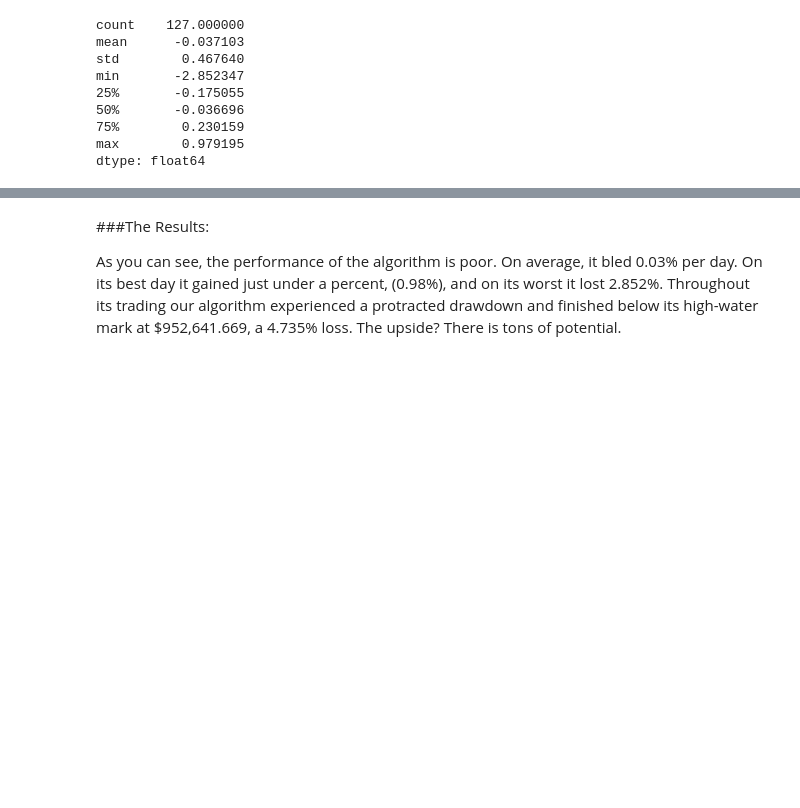
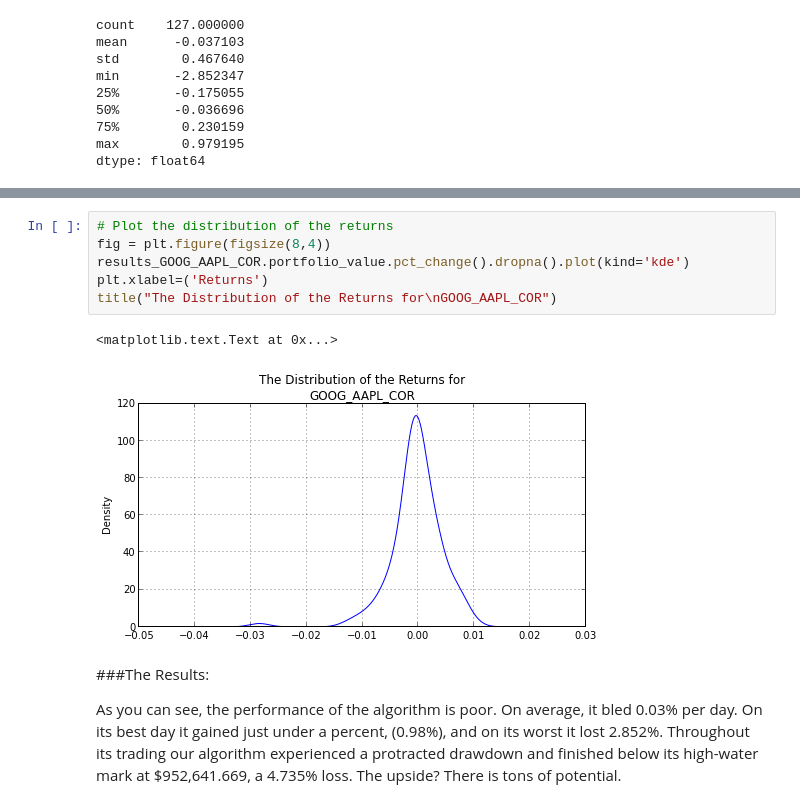
Before and after one commit to agconti/trading, a Jupyter notebook: GOOG V. AAPL Correlation Arb.ipynb, the cells around one changed output, grey strips where cells are left out. Saved outputs shown, nothing was run; the diff lists cells and outputs as text; blank space fills up the shorter version.

Commit message:
added KDEs to results analysis

```diff
--- a/GOOG V. AAPL Correlation Arb.ipynb
+++ b/GOOG V. AAPL Correlation Arb.ipynb
@@ -242,3 +211,12 @@ Name: portfolio_value, Length: 128, dtype: float64
+# %%
+# Plot the distribution of the returns
+fig = plt.figure(figsize(8,4))
+results_GOOG_AAPL_COR.portfolio_value.pct_change().dropna().plot(kind='kde')
+plt.xlabel=('Returns')
+title("The Distribution of the Returns for\nGOOG_AAPL_COR")
+# %% [output]
+<matplotlib.text.Text at 0x...>
+[figure, added]
 # %% [markdown]
 ###The Results:
 
```
Also changed, not shown: parts of 10 cells of this notebook.
